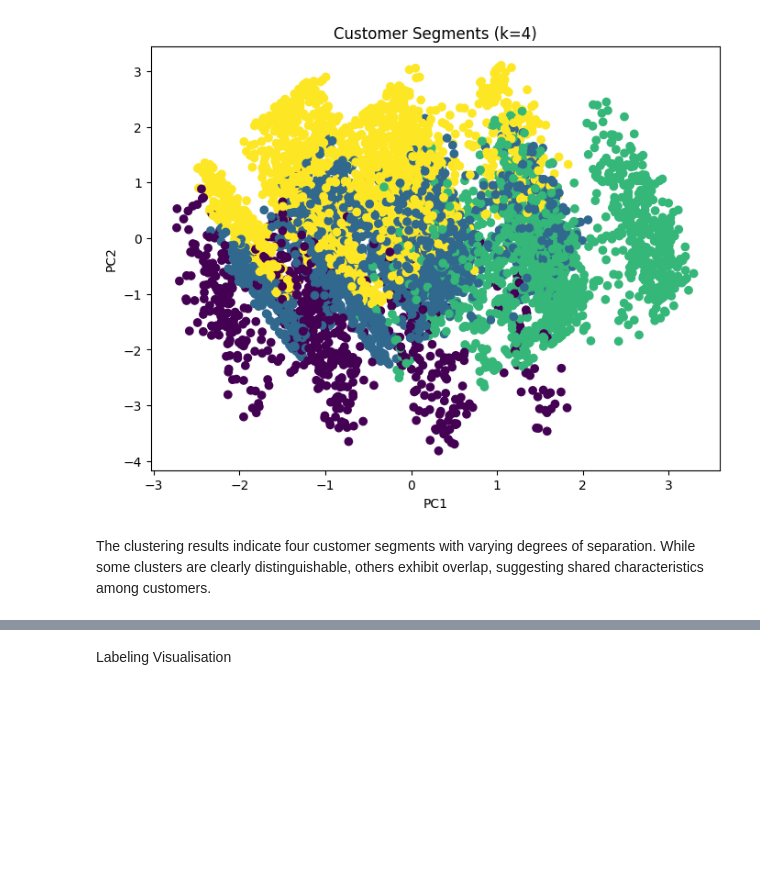
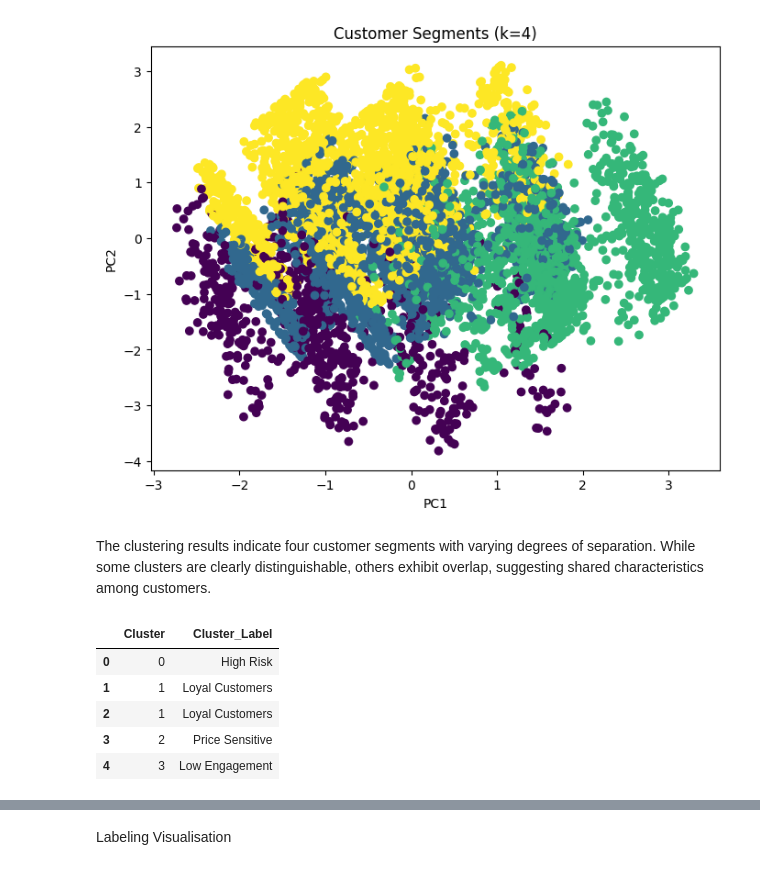
Before and after one commit to anilkhadka999/churn-analysis, a Jupyter notebook: Churn.ipynb, the cells around one changed output, grey strips where cells are left out. Cells and saved outputs as stored; diff of their text form; code cells hidden in the pictures; blank space fills up the shorter version.

```diff
--- a/Churn.ipynb
+++ b/Churn.ipynb
@@ -387,3 +389,21 @@ plt.show()
 [figure]
 # %% [markdown]
 The clustering results indicate four customer segments with varying degrees of separation. While some clusters are clearly distinguishable, others exhibit overlap, suggesting shared characteristics among customers.
+# %%
+cluster_labels = {
+    0: "High Risk",
+    1: "Loyal Customers",
+    2: "Price Sensitive",
+    3: "Low Engagement"
+}
+
+df_clean["Cluster_Label"] = df_clean["Cluster"].map(cluster_labels)
+
+df_clean[["Cluster", "Cluster_Label"]].head()
+# %% [output]
+|  | Cluster | Cluster_Label |
+| 0 | 0 | High Risk |
+| 1 | 1 | Loyal Customers |
+| 2 | 1 | Loyal Customers |
+| 3 | 2 | Price Sensitive |
+| 4 | 3 | Low Engagement |
```
Also changed, not shown: parts of 3 cells of this notebook.
